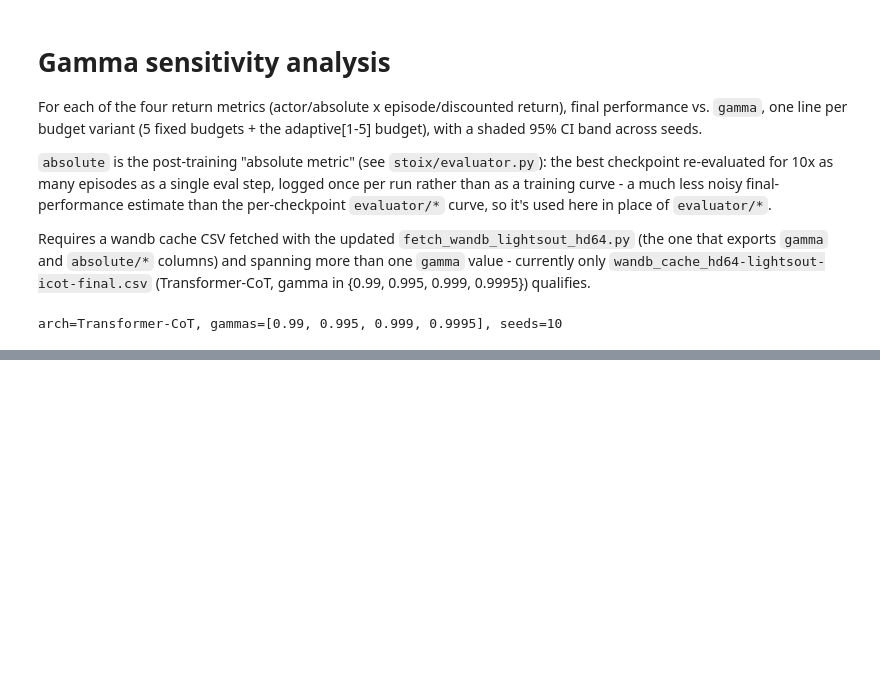
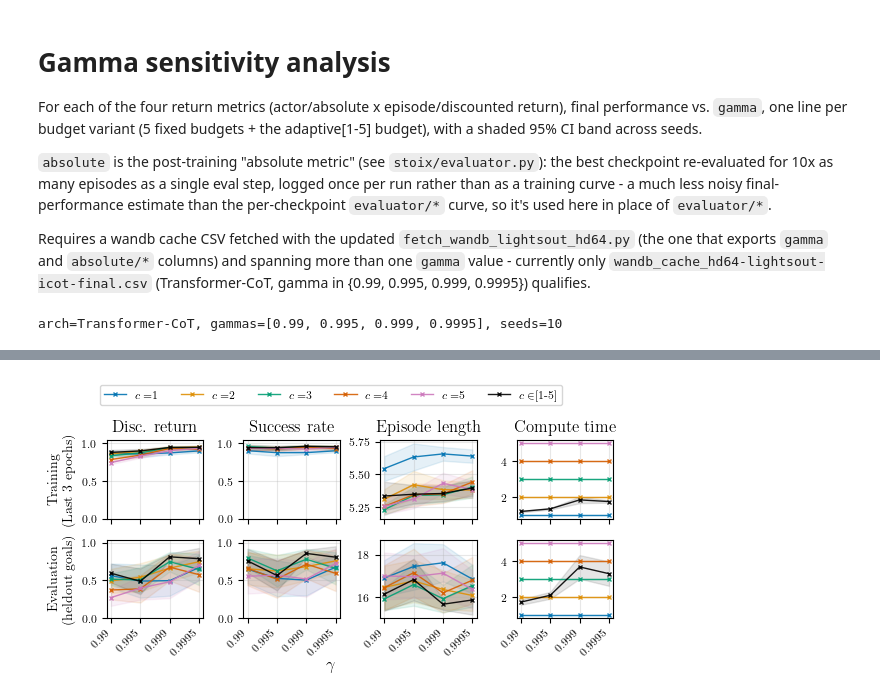
Before and after one commit to chanb/Stoix, a Jupyter notebook: ramdp_experiments/analysis-gamma.ipynb, the cells around one changed output, grey strips where cells are left out. Saved outputs shown, nothing was run; the diff lists cells and outputs as text; code cells hidden in the pictures; blank space fills up the shorter version.

```diff
--- a/ramdp_experiments/analysis-gamma.ipynb
+++ b/ramdp_experiments/analysis-gamma.ipynb
@@ -207,7 +209,7 @@ fig, axes = plt.subplots(nrows, ncols, figsize=figsize, sharex=True, sharey=Fals
 axes = axes.flatten()
 for col_i, (metric_to_plot, metric_name) in enumerate(zip(
     ("episode_discounted_return", "episode_return", "episode_length", "compute_time"),
-    ("Disc. return", "Undisc. return", "Episode length", "Compute time"),
+    ("Disc. return", "Success rate", "Episode length", "Compute time"),
 )):
     axes[col_i].set_title(metric_name)
     for metric_i, metric in enumerate(
@@ -219,32 +221,34 @@ for col_i, (metric_to_plot, metric_name) in enumerate(zip(
             xrange = range(len(stats["gamma"]))
             # xrange = stats["gamma"]
             color = palette[budget]
-            ax.plot(xrange, stats["mean"], marker="x", label=budget.replace("adaptive", "variable") if col_i * metric_i == 0 else "", color=color, ms=3, linewidth=1, alpha=0.9)
+            ax.plot(xrange, stats["mean"], marker="x", label=budget.replace("adaptive", "$c \\in$").replace("uniform=", "$c = $") if col_i * metric_i == 0 else "", color=color, ms=3, linewidth=1, alpha=0.9)
             ax.fill_between(
                 xrange, stats["mean"] - stats["ci"], stats["mean"] + stats["ci"], color=color, alpha=0.1
             )
         ax.set_xticks(xrange)
         if "return" in metric_to_plot:
             ax.set_ylim(0.0, 1.04)
         # ax.set_xticklabels([f"{g:g}" for g in gammas])
         ax.set_xticklabels([f"{g:g}" for g in gammas], rotation=45, ha="right")
         ax.grid(True, alpha=0.3)
 
 axes[0].set_ylabel("Training\n(Last {} epochs)".format(N_TAIL_EVALS))
 axes[4].set_ylabel("Evaluation\n(heldout goals)")
 
 
 handles, labels = axes[0].get_legend_handles_labels()
 fig.supxlabel("$\\gamma$", y=0.1)
 fig.legend(handles, labels,
     bbox_to_anchor=(0.0, 1.0, 1.0, 0.0),
     loc="lower center",
-    ncols=3,
+    ncols=6,
     borderaxespad=0.0,
     frameon=True,
 )
 trim_suffix = f" (trim={TRIM_N})" if TRIM_N else ""
 fig.tight_layout()
 # fig.suptitle(f"{ARCH}: $\\gamma$ sensitivity{trim_suffix}")
 # plt.show()
 plt.savefig(f"analysis-gamma-all.pdf", dpi=600, format="pdf", bbox_inches="tight")
+# %% [output]
+[figure, added]
```
Also changed, not shown: parts of 1 cell of this notebook, 3 other files.
